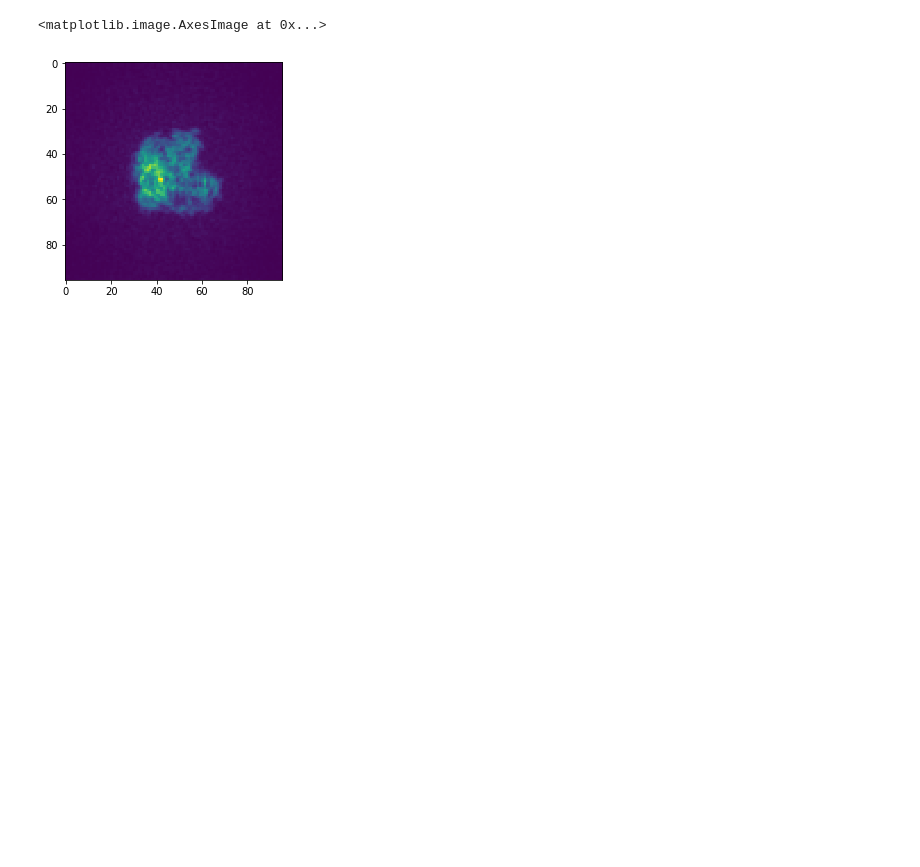
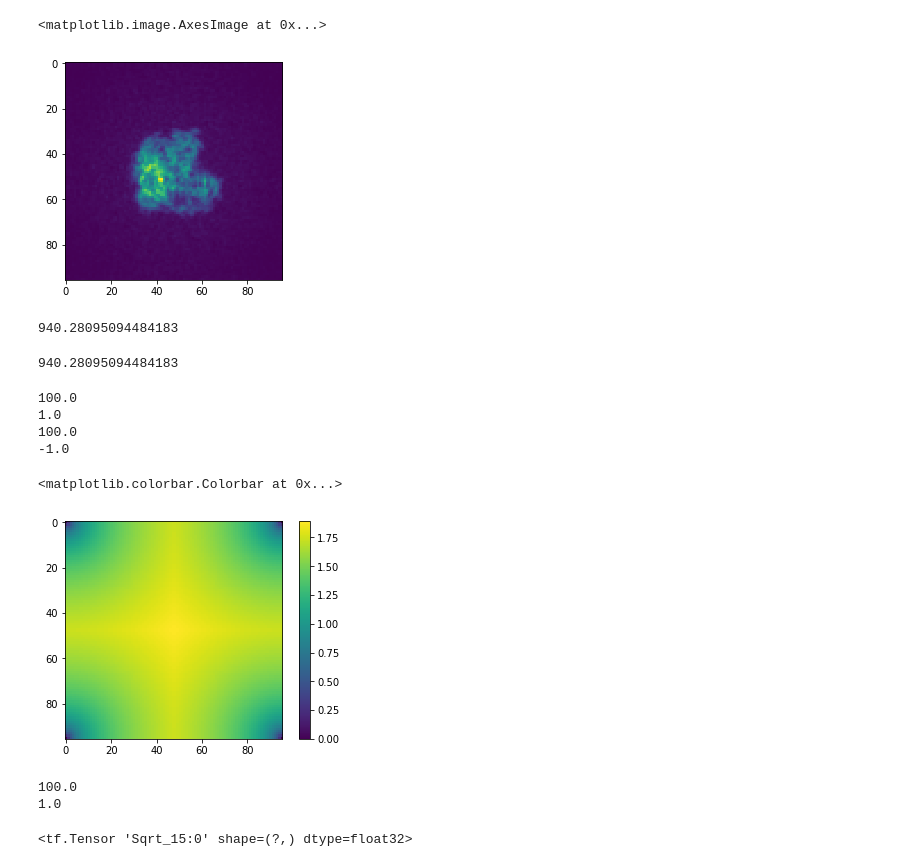
Before and after one commit to SebLu1/SingleParticleAnalysis, a Jupyter notebook: ExploreData.ipynb, the cells around one changed output. Cells and saved outputs as stored; diff of their text form; code cells hidden in the pictures; blank space fills up the shorter version.

```diff
--- a/ExploreData.ipynb
+++ b/ExploreData.ipynb
@@ -467,0 +481,37 @@ plt.imshow(comp.mean(axis=-1))
+# %%
+l2(rnd)
+# %% [output]
+940.28095094484183
+# %%
+l2(ft)/(96**(3/2))
+# %% [output]
+940.28095094484183
+# %%
+def sobolev_mask(power=1.0, cutoff=100.0):
+    print(cutoff)
+    print(power)
+    X, Y, Z = np.meshgrid(np.linspace(-1, 1, 96),
+                          np.linspace(-1, 1, 96),
+                          np.linspace(-1, 1, 96))
+
+    R = np.sqrt(X ** 2 + Y ** 2 + Z ** 2)
+    R = np.fft.fftshift(R)
+
+    R = R ** power
+    R = np.maximum(R, np.max(R)/cutoff)
+    R = R / np.min(R)
+    return R
+# %%
+mask = sobolev_mask()
+mask_i = sobolev_mask(power = -1.0)
+# %% [output]
+100.0
+1.0
+100.0
+-1.0
+# %%
+plt.imshow(np.log10((mask)[...,0]))
+plt.colorbar()
+# %% [output]
+<matplotlib.colorbar.Colorbar at 0x...>
+[figure, added]
@@ -467,0 +532,5 @@ plt.imshow(comp.mean(axis=-1))
+# %%
+error = sobolev_norm(tensor)
+# %% [output]
+100.0
+1.0
@@ -467,0 +540,4 @@ plt.imshow(comp.mean(axis=-1))
+# %%
+error
+# %% [output]
+<tf.Tensor 'Sqrt_15:0' shape=(?,) dtype=float32>
```
Also changed, not shown: parts of 4 cells of this notebook, 4 other files.
